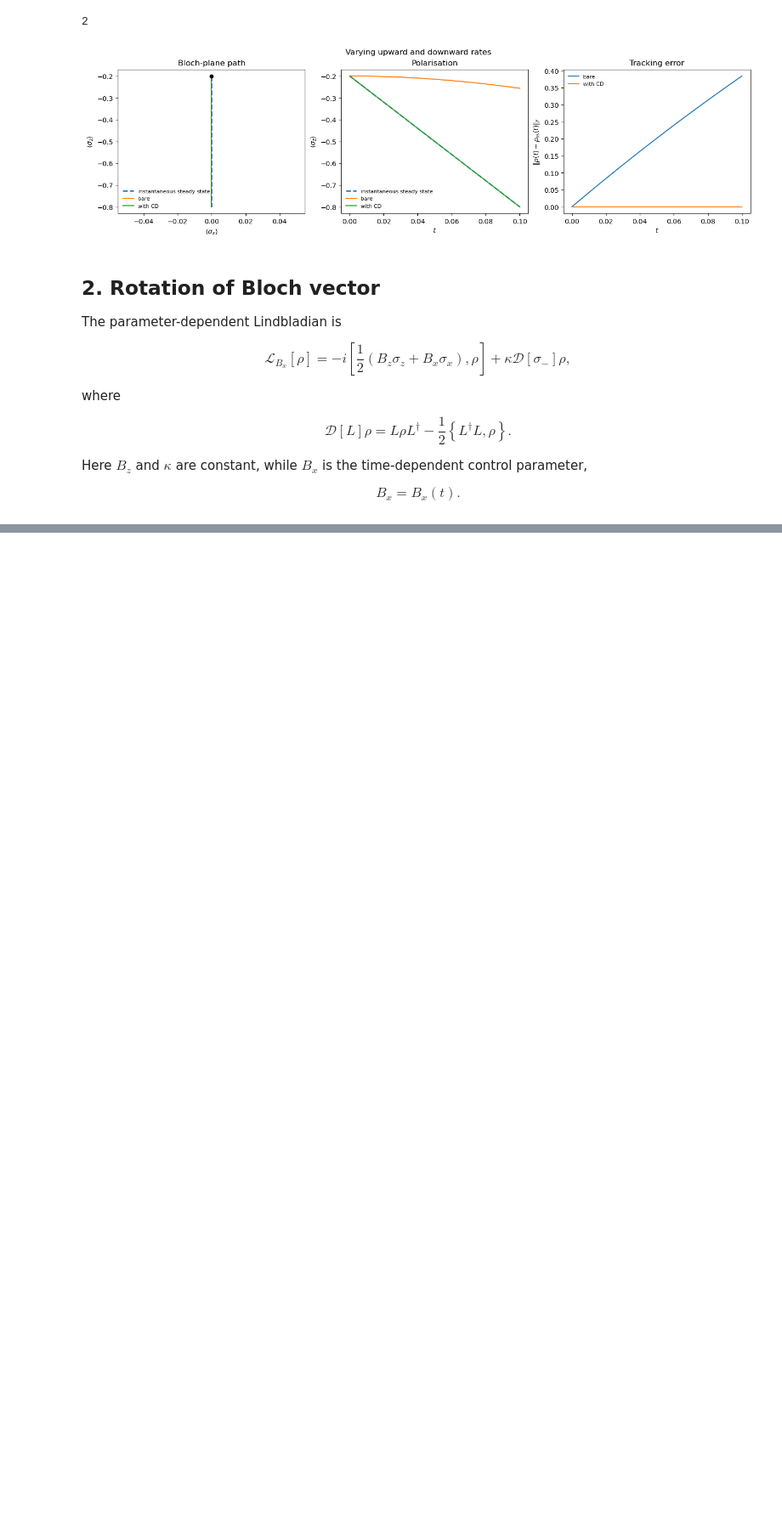
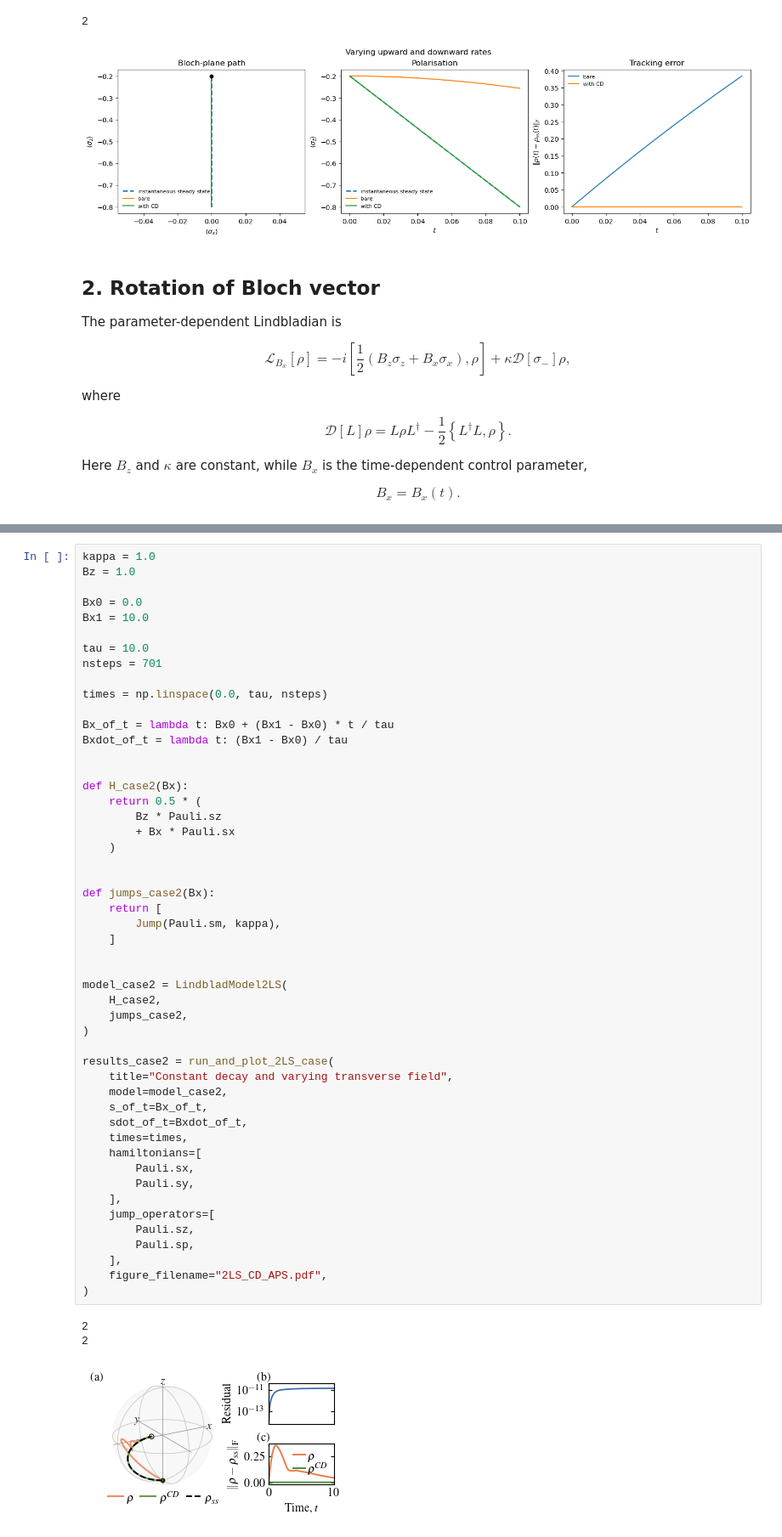
Before and after one commit to jwalkling/Driven_OQS, a Jupyter notebook: src_code/notebooks/2LS Linbdlad.ipynb, the cells around one changed output, grey strips where cells are left out. Shown at 85% size. Drawn from its saved outputs; the diff is of its cells as text; blank space fills up the shorter version.

```diff
--- a/src_code/notebooks/2LS Linbdlad.ipynb
+++ b/src_code/notebooks/2LS Linbdlad.ipynb
@@ -351,0 +753,54 @@ plt.show()
+# %%
+kappa = 1.0
+Bz = 1.0
+
+Bx0 = 0.0
+Bx1 = 10.0
+
+tau = 10.0
+nsteps = 701
+
+times = np.linspace(0.0, tau, nsteps)
+
+Bx_of_t = lambda t: Bx0 + (Bx1 - Bx0) * t / tau
+Bxdot_of_t = lambda t: (Bx1 - Bx0) / tau
+
+
+def H_case2(Bx):
+    return 0.5 * (
+        Bz * Pauli.sz
+        + Bx * Pauli.sx
+    )
+
+
+def jumps_case2(Bx):
+    return [
+        Jump(Pauli.sm, kappa),
+    ]
+
+
+model_case2 = LindbladModel2LS(
+    H_case2,
+    jumps_case2,
+)
+
+results_case2 = run_and_plot_2LS_case(
+    title="Constant decay and varying transverse field",
+    model=model_case2,
+    s_of_t=Bx_of_t,
+    sdot_of_t=Bxdot_of_t,
+    times=times,
+    hamiltonians=[
+        Pauli.sx,
+        Pauli.sy,
+    ],
+    jump_operators=[
+        Pauli.sz,
+        Pauli.sp,
+    ],
+    figure_filename="2LS_CD_APS.pdf",
+)
+# %% [output]
+2
+2
+[figure, added]
```
Also changed, not shown: parts of 7 cells of this notebook, 2 other files.
